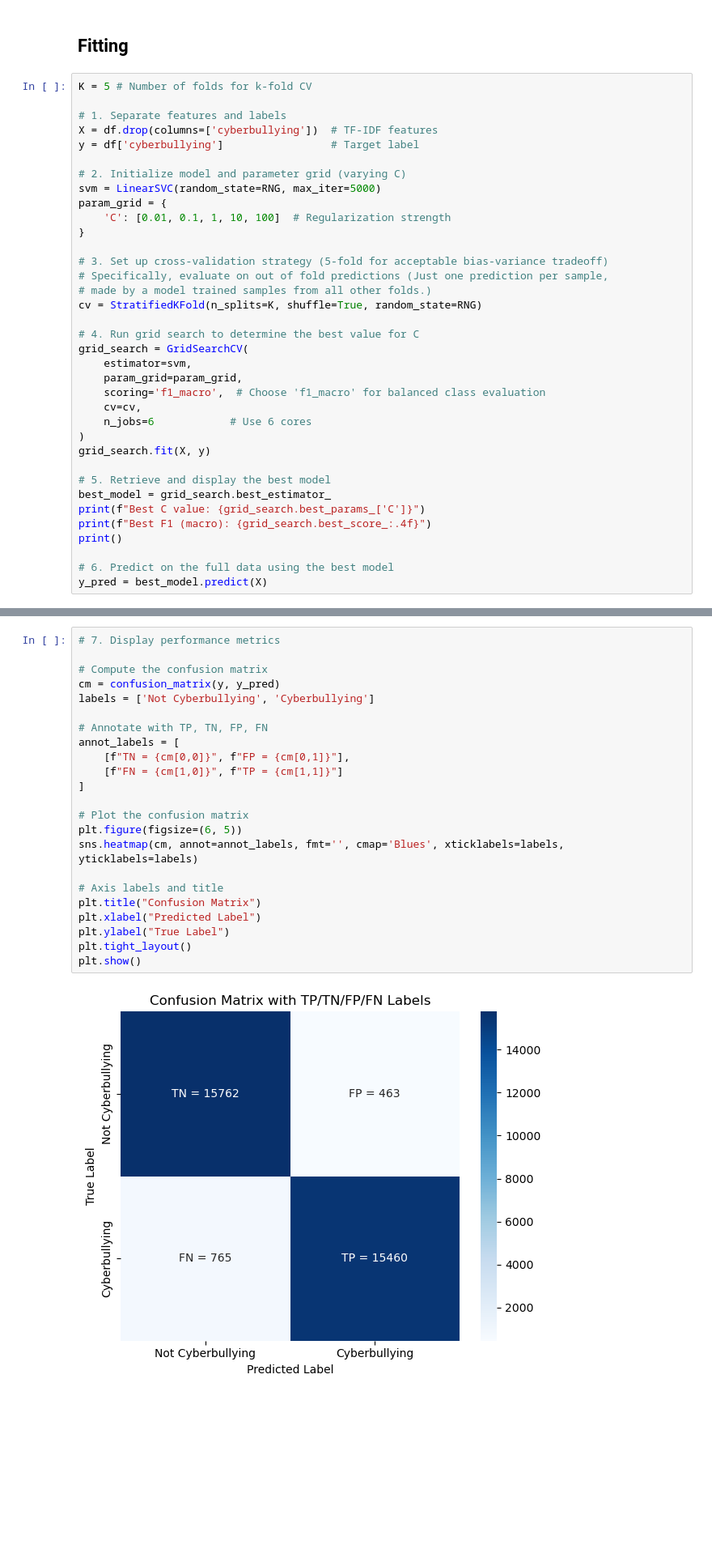
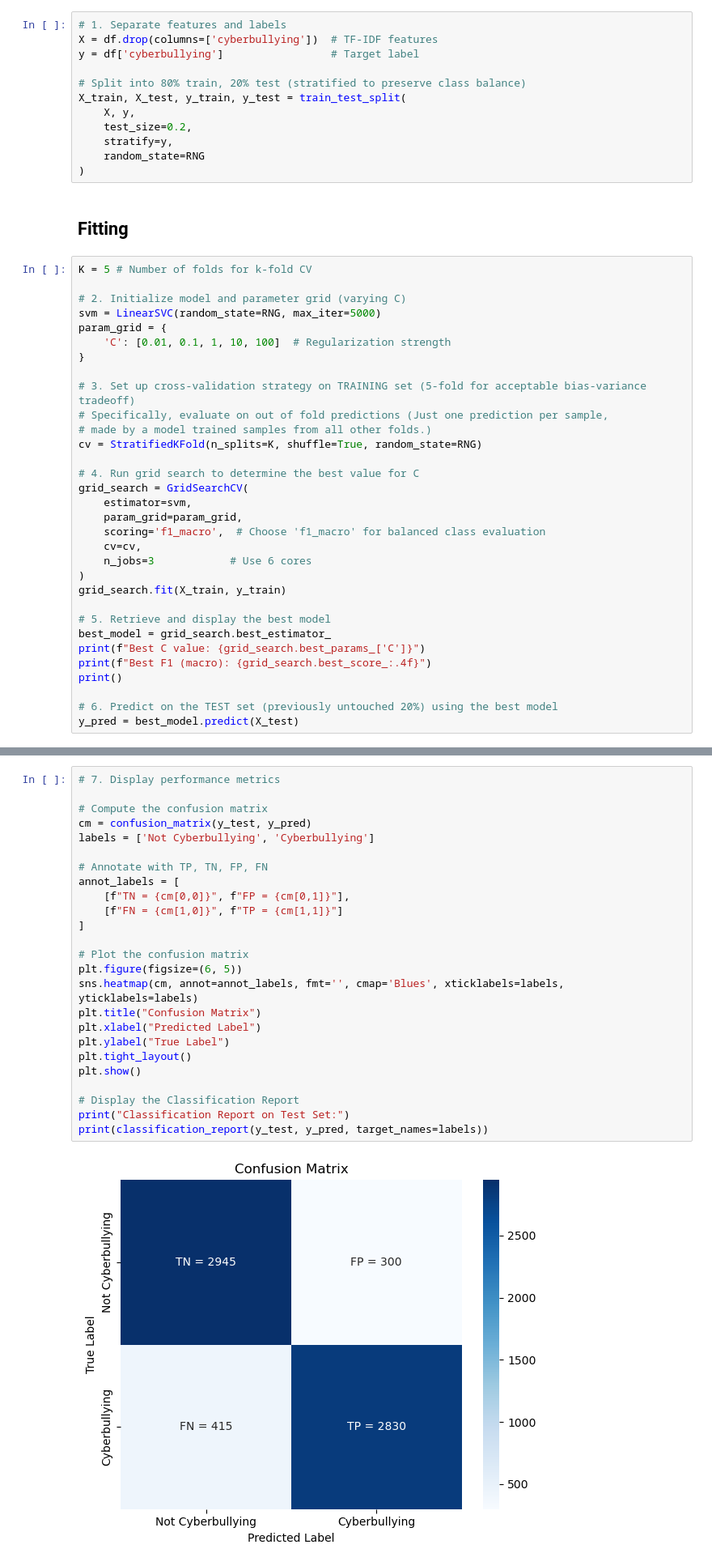
Before and after one commit to k3yg4n/cyberbully-classifier, a Jupyter notebook: svm/svm.ipynb, the cells around one changed output, grey strips where cells are left out. Shown at 81% size. Saved outputs shown, nothing was run; the diff lists cells and outputs as text; blank space fills up the shorter version.

Commit message:
Update svm to properly use train_test_split and avoid data leakage

```diff
--- a/svm/svm.ipynb
+++ b/svm/svm.ipynb
@@ -39,11 +41,19 @@ Name: count, dtype: int64
+# %%
+# 1. Separate features and labels
+X = df.drop(columns=['cyberbullying'])  # TF-IDF features
+y = df['cyberbullying']                 # Target label
+
+# Split into 80% train, 20% test (stratified to preserve class balance)
+X_train, X_test, y_train, y_test = train_test_split(
+    X, y,
+    test_size=0.2,
+    stratify=y,
+    random_state=RNG
+)
 # %% [markdown]
 ## Fitting
 # %%
 K = 5 # Number of folds for k-fold CV
-
-# 1. Separate features and labels
-X = df.drop(columns=['cyberbullying'])  # TF-IDF features
-y = df['cyberbullying']                 # Target label
 
 # 2. Initialize model and parameter grid (varying C)
 svm = LinearSVC(random_state=RNG, max_iter=5000)
@@ -51,7 +61,7 @@ param_grid = {
     'C': [0.01, 0.1, 1, 10, 100]  # Regularization strength
 }
 
-# 3. Set up cross-validation strategy (5-fold for acceptable bias-variance tradeoff)
+# 3. Set up cross-validation strategy on TRAINING set (5-fold for acceptable bias-variance tradeoff)
 # Specifically, evaluate on out of fold predictions (Just one prediction per sample,
 # made by a model trained samples from all other folds.)
 cv = StratifiedKFold(n_splits=K, shuffle=True, random_state=RNG)
@@ -62,9 +72,9 @@ grid_search = GridSearchCV(
     param_grid=param_grid,
     scoring='f1_macro',  # Choose 'f1_macro' for balanced class evaluation
     cv=cv,
-    n_jobs=6            # Use 6 cores
+    n_jobs=3            # Use 6 cores
 )
-grid_search.fit(X, y)
+grid_search.fit(X_train, y_train)
 
 # 5. Retrieve and display the best model
 best_model = grid_search.best_estimator_
@@ -72,7 +82,7 @@ print(f"Best C value: {grid_search.best_params_['C']}")
 print(f"Best F1 (macro): {grid_search.best_score_:.4f}")
 print()
 
-# 6. Predict on the full data using the best model
-y_pred = best_model.predict(X)
+# 6. Predict on the TEST set (previously untouched 20%) using the best model
+y_pred = best_model.predict(X_test)
 # %% [output]
 Best C value: 1
@@ -91,28 +90,30 @@ Not Cyberbullying       0.95      0.97      0.96     16225
 # %%
 # 7. Display performance metrics
 
 # Compute the confusion matrix
-cm = confusion_matrix(y, y_pred)
+cm = confusion_matrix(y_test, y_pred)
 labels = ['Not Cyberbullying', 'Cyberbullying']
 
 # Annotate with TP, TN, FP, FN
 annot_labels = [
     [f"TN = {cm[0,0]}", f"FP = {cm[0,1]}"],
     [f"FN = {cm[1,0]}", f"TP = {cm[1,1]}"]
 ]
 
 # Plot the confusion matrix
 plt.figure(figsize=(6, 5))
 sns.heatmap(cm, annot=annot_labels, fmt='', cmap='Blues', xticklabels=labels, yticklabels=labels)
-
-# Axis labels and title
 plt.title("Confusion Matrix")
 plt.xlabel("Predicted Label")
 plt.ylabel("True Label")
 plt.tight_layout()
 plt.show()
+
+# Display the Classification Report
+print("Classification Report on Test Set:")
+print(classification_report(y_test, y_pred, target_names=labels))
 # %% [output]
-[figure, old version]
+[figure, new version]
 # %% [markdown]
 ## Feature Extraction and Visualization
 # %%
```
Also changed, not shown: parts of 3 cells of this notebook.
